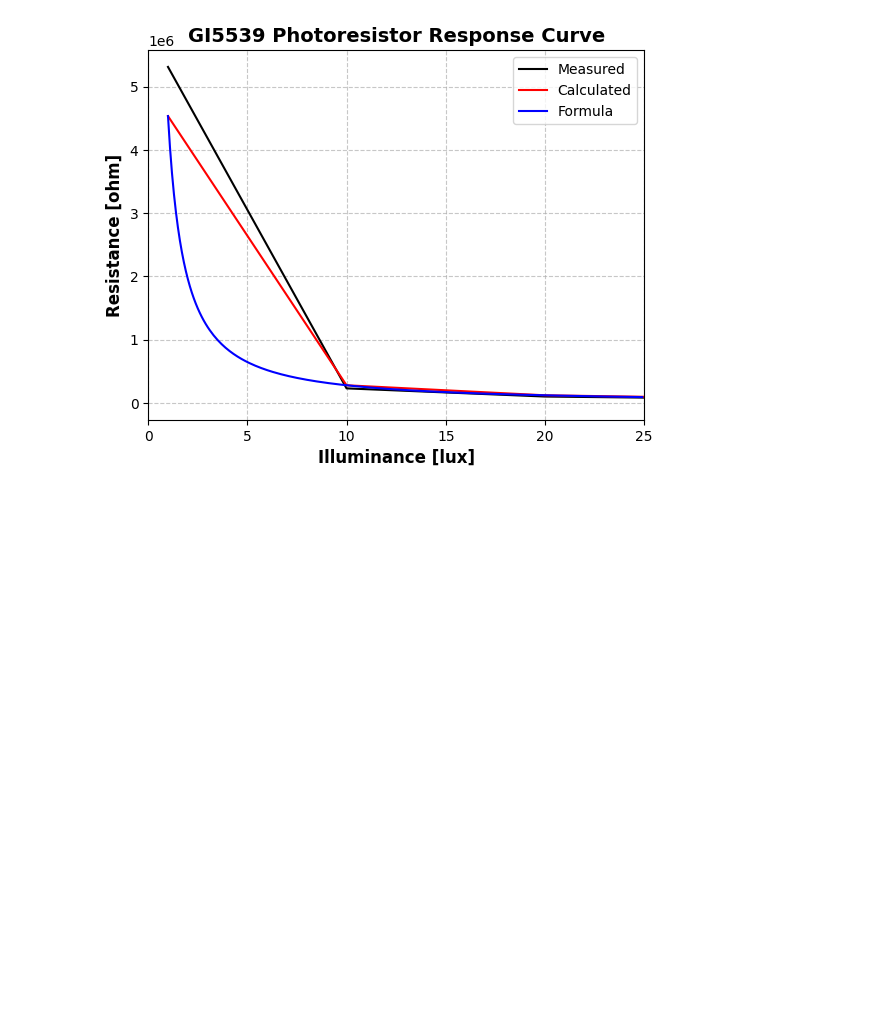
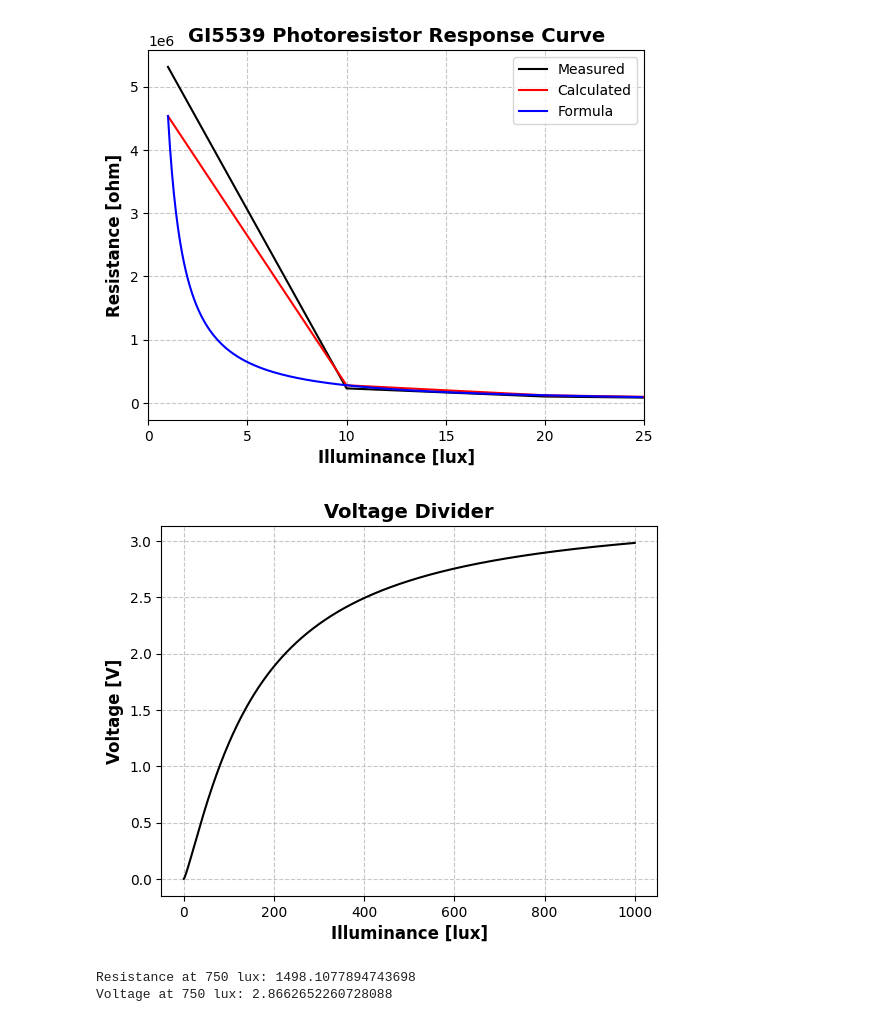
Before and after one commit to JMTamayo/aurora, a Jupyter notebook: dev/ldr/GI5539_photoresistor_curve.ipynb, the cells around one changed output. Cells and saved outputs as stored; diff of their text form; code cells hidden in the pictures; blank space fills up the shorter version.

Commit message:
dev: Plot the voltage vs illuminance

```diff
--- a/dev/ldr/GI5539_photoresistor_curve.ipynb
+++ b/dev/ldr/GI5539_photoresistor_curve.ipynb
@@ -162,3 +161,35 @@ plt.legend()
 plt.show()
 # %% [output]
 [figure]
+# %%
+# Plot the voltage divider vs illuminance
+
+vs = 3.3  # Voltage source for the voltage divider from the ESP32
+r2 = 9.9 * 1000  # 9.9kohm resistor in the voltage divider
+
+max_illuminance_lux = 1000
+
+illuminance_lux = np.arange(0, max_illuminance_lux, 0.1)
+resistance_ohm = [resistance(x) for x in illuminance_lux]
+voltage_v = [vs * r2 / (r2 + r) for r in resistance_ohm]
+
+plt.plot(
+    illuminance_lux,
+    voltage_v,
+    color="black",
+)
+plt.grid(True, linestyle="--", alpha=0.7)
+plt.xlabel("Illuminance [lux]", fontsize=12, color="black", fontweight="bold")
+plt.ylabel("Voltage [V]", fontsize=12, color="black", fontweight="bold")
+plt.title("Voltage Divider", fontsize=14, color="black", fontweight="bold")
+plt.show()
+
+resistance_at_750_lux = resistance(750)
+voltage_at_750_lux = vs * r2 / (r2 + resistance_at_750_lux)
+
+print(f"Resistance at 750 lux: {resistance_at_750_lux}")
+print(f"Voltage at 750 lux: {voltage_at_750_lux}")
+# %% [output]
+[figure, added]
+Resistance at 750 lux: 1498.1077894743698
+Voltage at 750 lux: 2.8662652260728088
```
Also changed, not shown: parts of 1 cell of this notebook.
